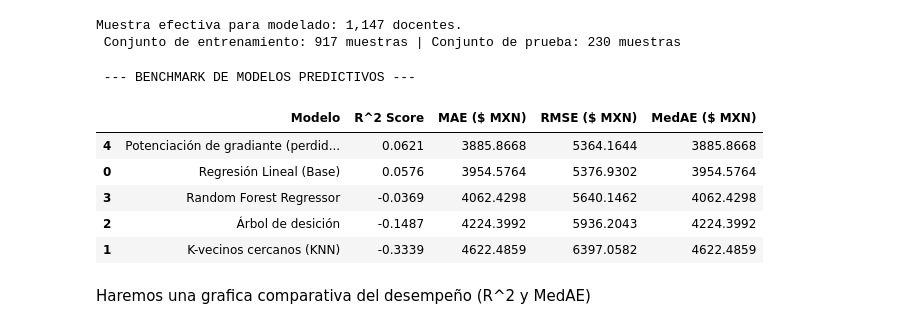
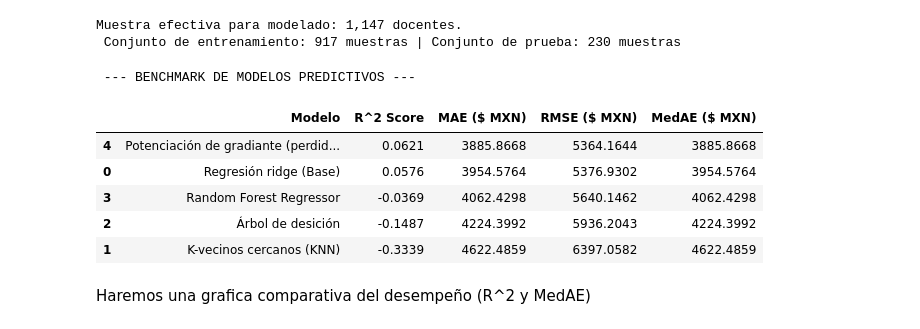
Before and after one commit to Arepaman777/An-lisis-predictivo-y-estad-stico-de-la-empleabilidad-y-salarios-del-sector-docente-en-M-xico, a Jupyter notebook: analisis_salarial_docente/notebooks/03_modelos_predictivos.ipynb, the cells around one changed output. Cells and saved outputs as stored; diff of their text form; code cells hidden in the pictures.

```diff
--- a/analisis_salarial_docente/notebooks/03_modelos_predictivos.ipynb
+++ b/analisis_salarial_docente/notebooks/03_modelos_predictivos.ipynb
@@ -67,7 +67,7 @@ Muestra efectiva para modelado: 1,147 docentes.
 # %%
 # Definimos los 5 algoritmos que vamos a evaluar
 modelos = {
-    "Regresión Lineal (Base)": Ridge(alpha=1.0),
+    "Regresión ridge (Base)": Ridge(alpha=1.0),
     "K-vecinos cercanos (KNN)": KNeighborsRegressor(
         n_neighbors=7, weights="distance"
     ),
@@ -85,38 +85,38 @@ resultados = []
 
 for nombre, modelo in modelos.items():
     # Usar datos escalados para lineal y knn; datos originales para los basados en árboles
-    if nombre in ["Regresión Lineal (Base)", "K-vecinos cercanos (KNN)"]:
+    if nombre in ["Regresión ridge (Base)", "K-vecinos cercanos (KNN)"]:
         modelo.fit(X_train_scaled, y_train)
         y_pred = modelo.predict(X_test_scaled)
     else:
         modelo.fit(X_train, y_train)
         y_pred = modelo.predict(X_test)
 
     r2 = r2_score(y_test, y_pred)
     mae = mean_absolute_error(y_test, y_pred)
     rmse = np.sqrt(mean_squared_error(y_test, y_pred))
     medae = mean_absolute_error(y_test, y_pred)
 
     resultados.append(
         {
             "Modelo": nombre,
             "R^2 Score": r2,
             "MAE ($ MXN)": mae,
             "RMSE ($ MXN)": rmse,
             "MedAE ($ MXN)": medae,
         }
     )
 
 df_resultados = pd.DataFrame(resultados).sort_values(
     by="R^2 Score", ascending=False
 )
 print(" --- BENCHMARK DE MODELOS PREDICTIVOS --- ")
 display(df_resultados.round(4))
 # %% [output]
  --- BENCHMARK DE MODELOS PREDICTIVOS ---
 |  | Modelo | R^2 Score | MAE ($ MXN) | RMSE ($ MXN) | MedAE ($ MXN) |
 | 4 | Potenciación de gradiante (perdid... | 0.0621 | 3885.8668 | 5364.1644 | 3885.8668 |
-| 0 | Regresión Lineal (Base) | 0.0576 | 3954.5764 | 5376.9302 | 3954.5764 |
+| 0 | Regresión ridge (Base) | 0.0576 | 3954.5764 | 5376.9302 | 3954.5764 |
 | 3 | Random Forest Regressor | -0.0369 | 4062.4298 | 5640.1462 | 4062.4298 |
 | 2 | Árbol de desición | -0.1487 | 4224.3992 | 5936.2043 | 4224.3992 |
 | 1 | K-vecinos cercanos (KNN) | -0.3339 | 4622.4859 | 6397.0582 | 4622.4859 |
```
Also changed, not shown: parts of 1 cell of this notebook, 1 other file.
